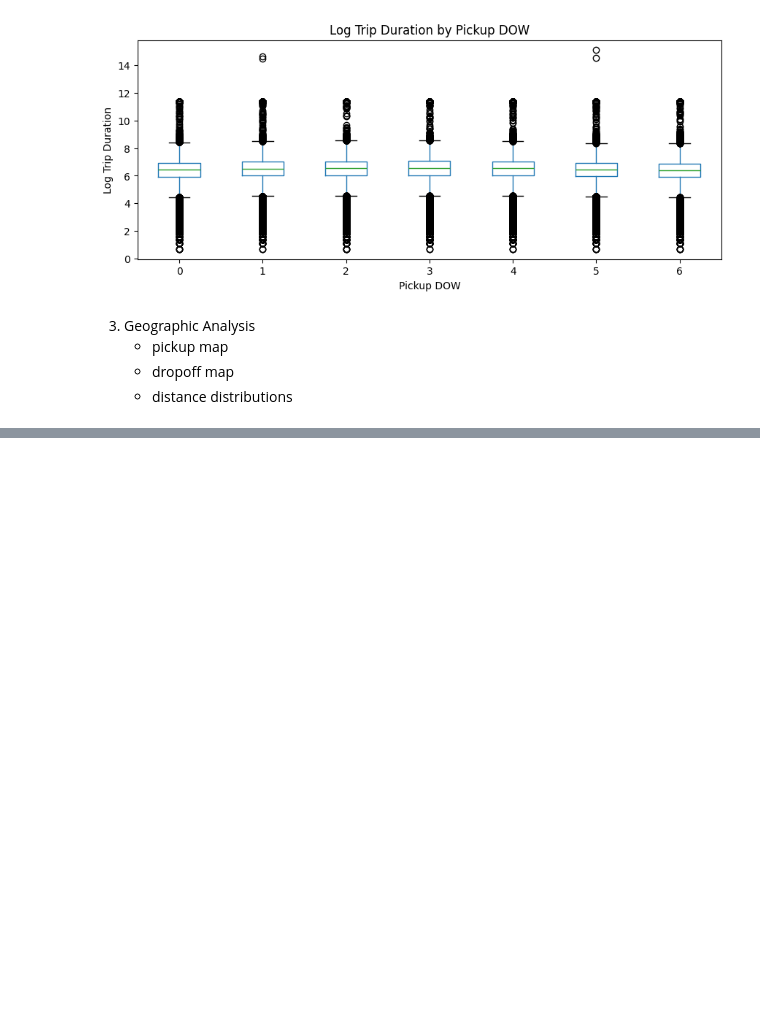
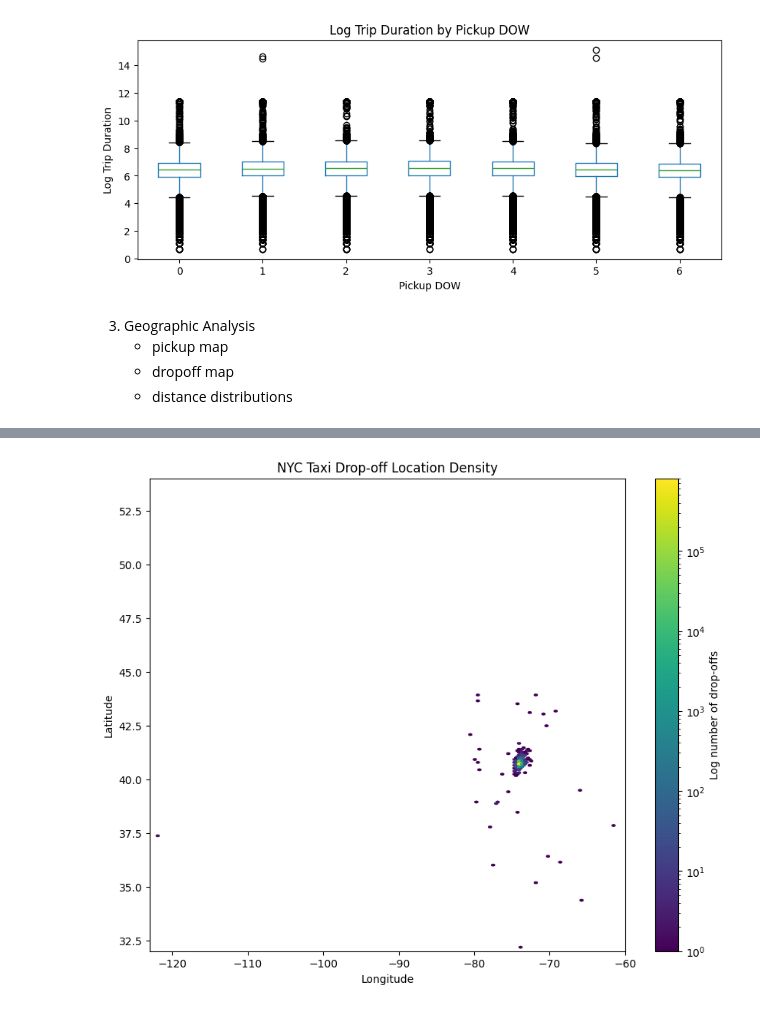
Before and after one commit to claricemottet/kaggle_NYC_taxi_times, a Jupyter notebook: exploratory_notebooks/data_exploration.ipynb, the cells around one changed output, grey strips where cells are left out. Drawn from its saved outputs; the diff is of its cells as text; code cells hidden in the pictures; blank space fills up the shorter version.

```diff
--- a/exploratory_notebooks/data_exploration.ipynb
+++ b/exploratory_notebooks/data_exploration.ipynb
@@ -687,0 +770,32 @@ plt.show()
+# %%
+import matplotlib.pyplot as plt
+
+# Keep coordinates within the main NYC area
+nyc_dropoffs = df_train[
+    df_train["dropoff_longitude"].between(-123, -60)
+    & df_train["dropoff_latitude"].between(32, 54)
+]
+
+plt.figure(figsize=(10, 8))
+
+dropoff_map = plt.hexbin(
+    nyc_dropoffs["dropoff_longitude"],
+    nyc_dropoffs["dropoff_latitude"],
+    gridsize=150,
+    bins="log",
+    mincnt=1,
+    cmap="viridis"
+)
+
+plt.colorbar(dropoff_map, label="Log number of drop-offs")
+
+plt.xlabel("Longitude")
+plt.ylabel("Latitude")
+plt.title("NYC Taxi Drop-off Location Density")
+
+plt.xlim(-123, -60)
+plt.ylim(32, 54)
+
+plt.show()
+# %% [output]
+[figure, added]
```
Also changed, not shown: parts of 30 cells of this notebook, 1 other file.
